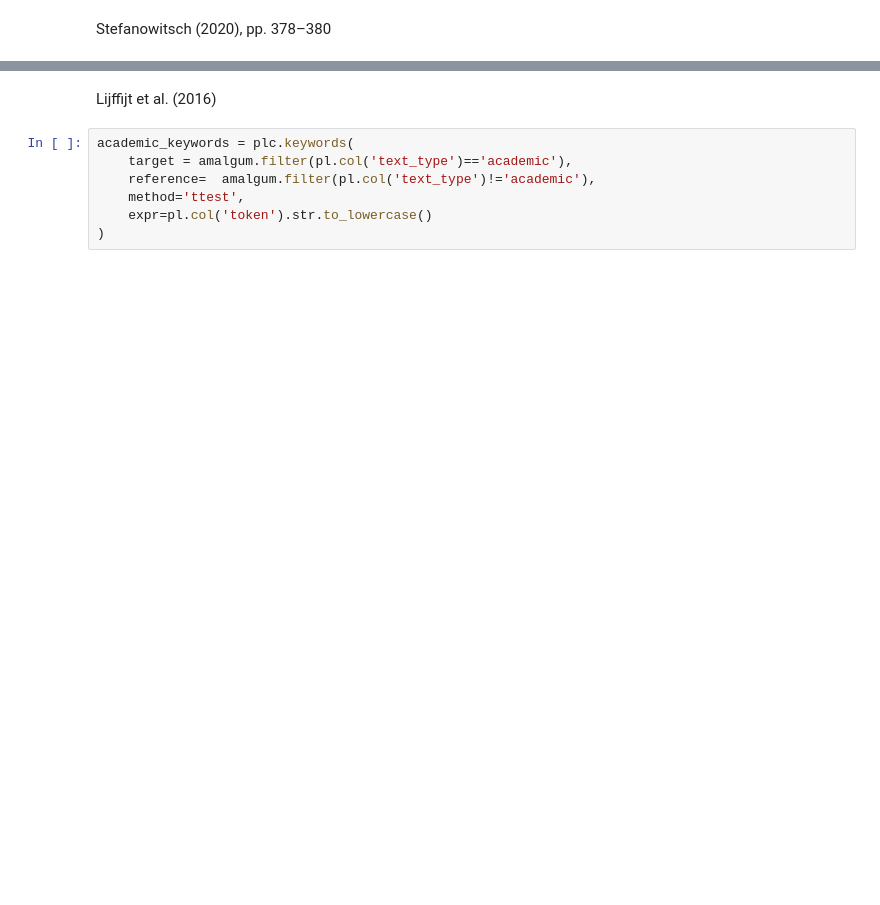
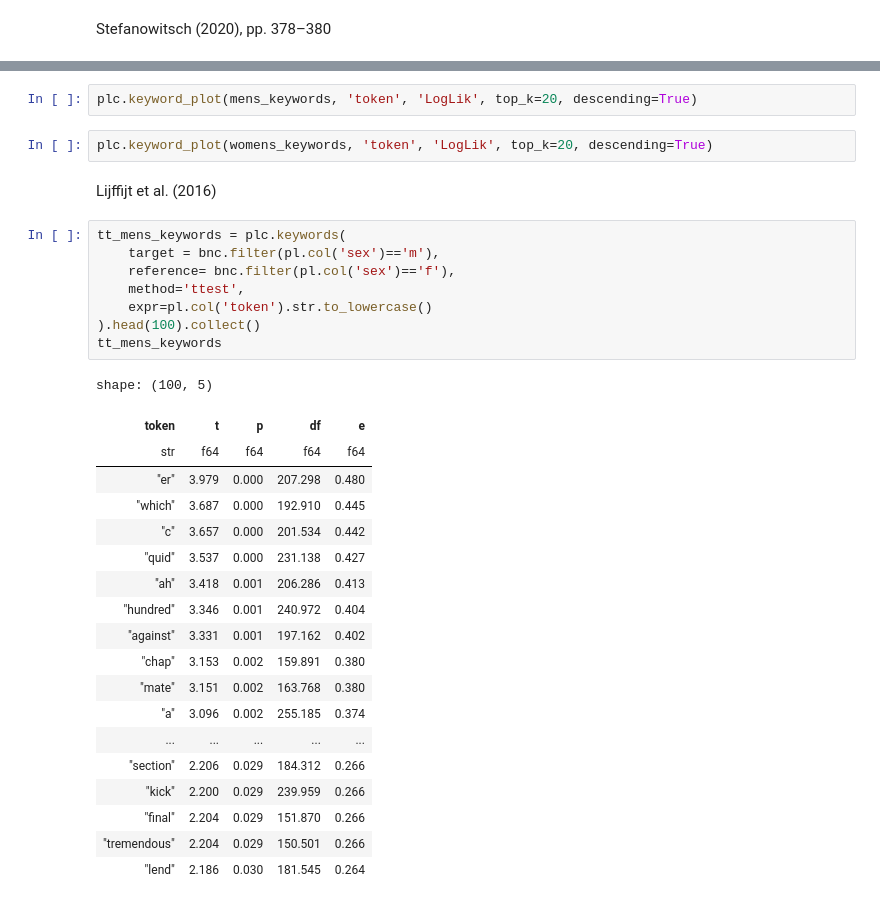
Before and after one commit to rmalouf/polars_corpus, a Jupyter notebook: docs/notebooks/keywords.ipynb, the cells around one changed output, grey strips where cells are left out. Drawn from its saved outputs; the diff is of its cells as text; blank space fills up the shorter version.

```diff
--- a/docs/notebooks/keywords.ipynb
+++ b/docs/notebooks/keywords.ipynb
@@ -84,10 +84,35 @@ plc.keyword_plot(academic_keygrams, 'token', 'LogLik', top_k=15, descending=True
+# %%
+plc.keyword_plot(mens_keywords, 'token', 'LogLik', top_k=20, descending=True)
+# %%
+plc.keyword_plot(womens_keywords, 'token', 'LogLik', top_k=20, descending=True)
 # %% [markdown]
 Lijffijt et al. (2016)
 # %%
-academic_keywords = plc.keywords(
-    target = amalgum.filter(pl.col('text_type')=='academic'),
-    reference=  amalgum.filter(pl.col('text_type')!='academic'),
+tt_mens_keywords = plc.keywords(
+    target = bnc.filter(pl.col('sex')=='m'),
+    reference= bnc.filter(pl.col('sex')=='f'),
     method='ttest',
     expr=pl.col('token').str.to_lowercase()
-)
+).head(100).collect()
+tt_mens_keywords
+# %% [output]
+shape: (100, 5)
+| token | t | p | df | e |
+| str | f64 | f64 | f64 | f64 |
+| "er" | 3.979 | 0.000 | 207.298 | 0.480 |
+| "which" | 3.687 | 0.000 | 192.910 | 0.445 |
+| "c" | 3.657 | 0.000 | 201.534 | 0.442 |
+| "quid" | 3.537 | 0.000 | 231.138 | 0.427 |
+| "ah" | 3.418 | 0.001 | 206.286 | 0.413 |
+| "hundred" | 3.346 | 0.001 | 240.972 | 0.404 |
+| "against" | 3.331 | 0.001 | 197.162 | 0.402 |
+| "chap" | 3.153 | 0.002 | 159.891 | 0.380 |
+| "mate" | 3.151 | 0.002 | 163.768 | 0.380 |
+| "a" | 3.096 | 0.002 | 255.185 | 0.374 |
+| ... | ... | ... | ... | ... |
+| "section" | 2.206 | 0.029 | 184.312 | 0.266 |
+| "kick" | 2.200 | 0.029 | 239.959 | 0.266 |
+| "final" | 2.204 | 0.029 | 151.870 | 0.266 |
+| "tremendous" | 2.204 | 0.029 | 150.501 | 0.266 |
+| "lend" | 2.186 | 0.030 | 181.545 | 0.264 |
 # %%
```
Also changed, not shown: parts of 14 cells of this notebook, 10 other files.
